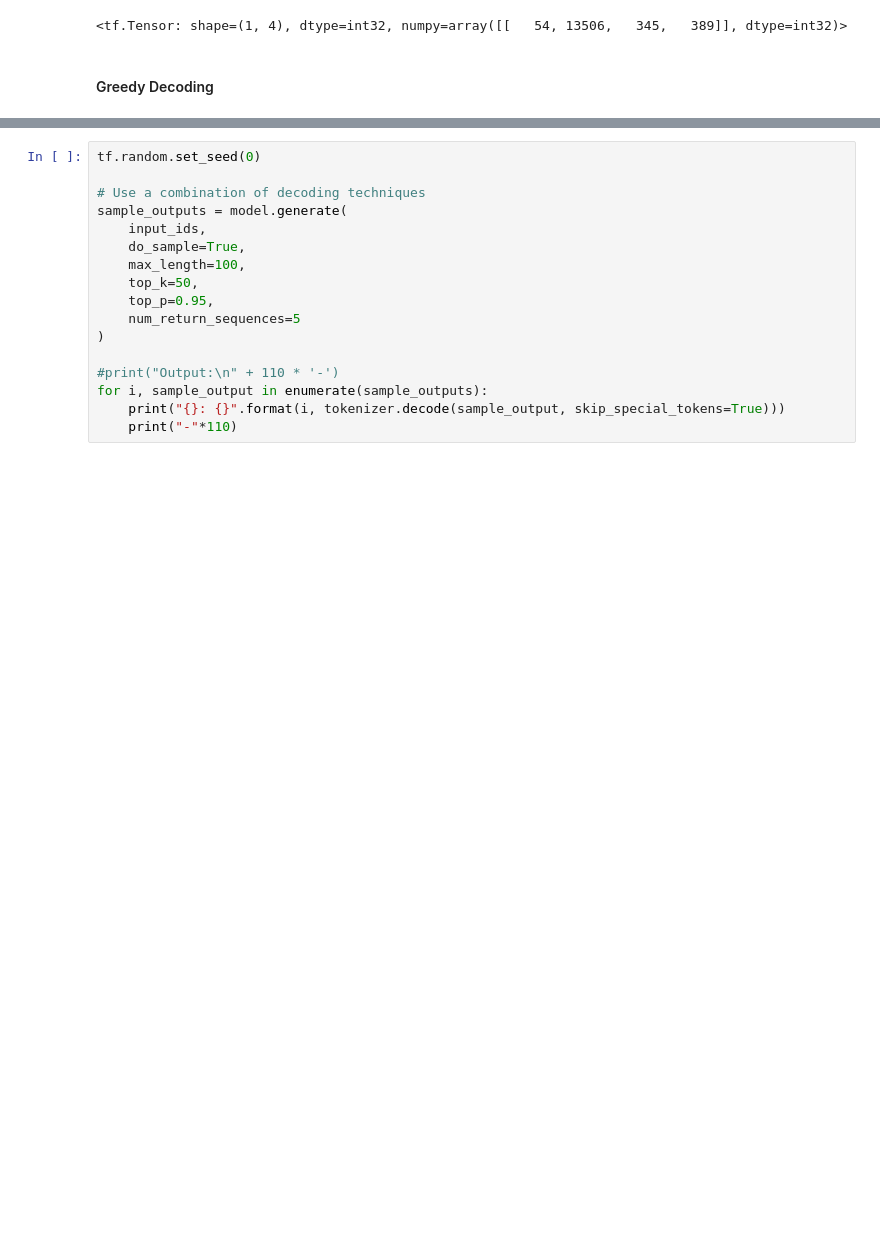
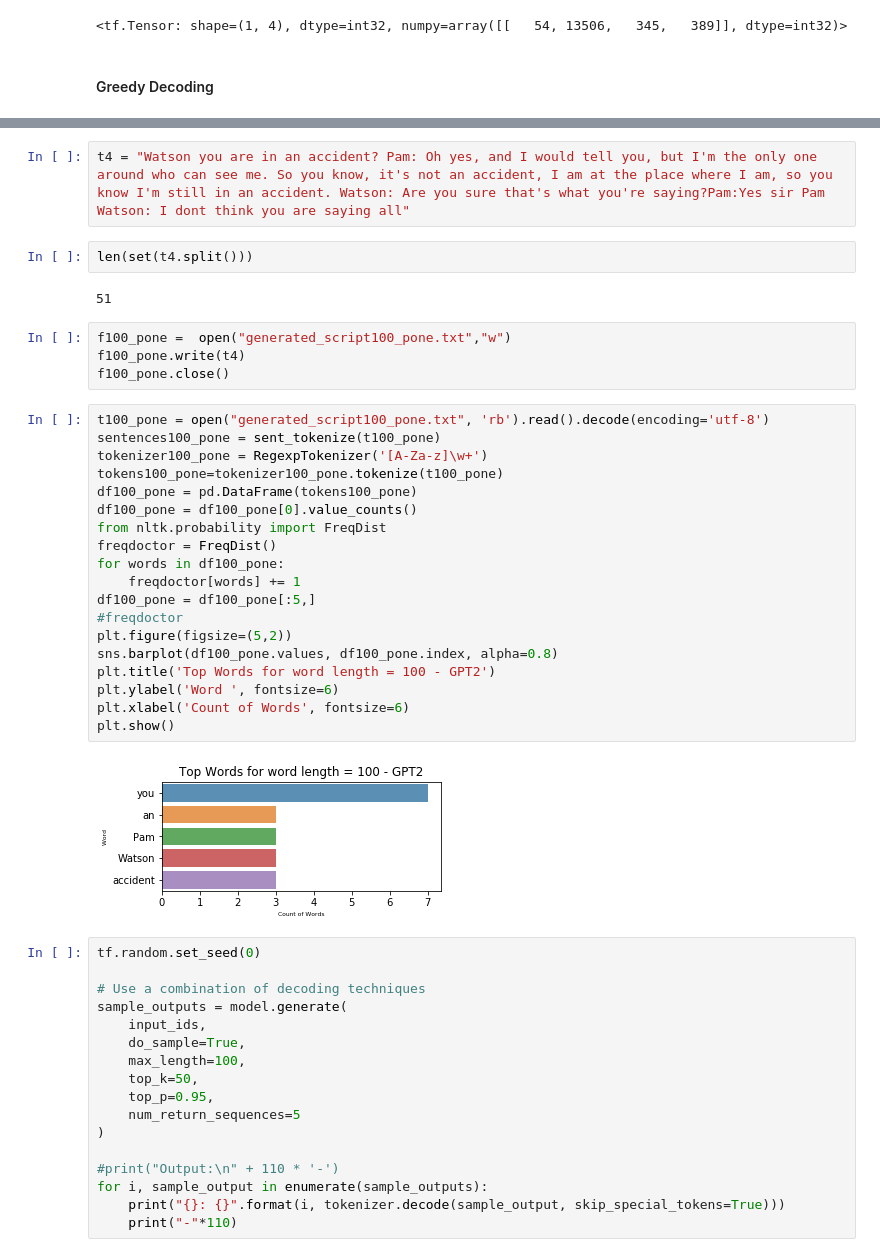
Before and after one commit to sumedhachugh/Neural-Language-Generated-Text, a Jupyter notebook: Transformers_Text_generation.ipynb, the cells around one changed output, grey strips where cells are left out. Cells and saved outputs as stored; diff of their text form; blank space fills up the shorter version.

```diff
--- a/Transformers_Text_generation.ipynb
+++ b/Transformers_Text_generation.ipynb
@@ -77,3 +237,34 @@ Watson you are a great guy and I hope you are doing well. I am sorry to hear tha
+# %%
+t4 = "Watson you are in an accident? Pam: Oh yes, and I would tell you, but I'm the only one around who can see me. So you know, it's not an accident, I am at the place where I am, so you know I'm still in an accident. Watson: Are you sure that's what you're saying?Pam:Yes sir Pam Watson: I dont think you are saying all"
+# %%
+len(set(t4.split()))
+# %% [output]
+51
+# %%
+f100_pone =  open("generated_script100_pone.txt","w")
+f100_pone.write(t4)
+f100_pone.close()
+# %%
+t100_pone = open("generated_script100_pone.txt", 'rb').read().decode(encoding='utf-8')
+sentences100_pone = sent_tokenize(t100_pone)
+tokenizer100_pone = RegexpTokenizer('[A-Za-z]\w+')
+tokens100_pone=tokenizer100_pone.tokenize(t100_pone)
+df100_pone = pd.DataFrame(tokens100_pone)
+df100_pone = df100_pone[0].value_counts()
+from nltk.probability import FreqDist
+freqdoctor = FreqDist()
+for words in df100_pone:
+    freqdoctor[words] += 1
+df100_pone = df100_pone[:5,]
+#freqdoctor
+plt.figure(figsize=(5,2))
+sns.barplot(df100_pone.values, df100_pone.index, alpha=0.8)
+plt.title('Top Words for word length = 100 - GPT2')
+plt.ylabel('Word ', fontsize=6)
+plt.xlabel('Count of Words', fontsize=6)
+plt.show()
+# %% [output]
+[figure, added]
 # %%
 tf.random.set_seed(0)
 
```
Also changed, not shown: parts of 26 cells of this notebook.
